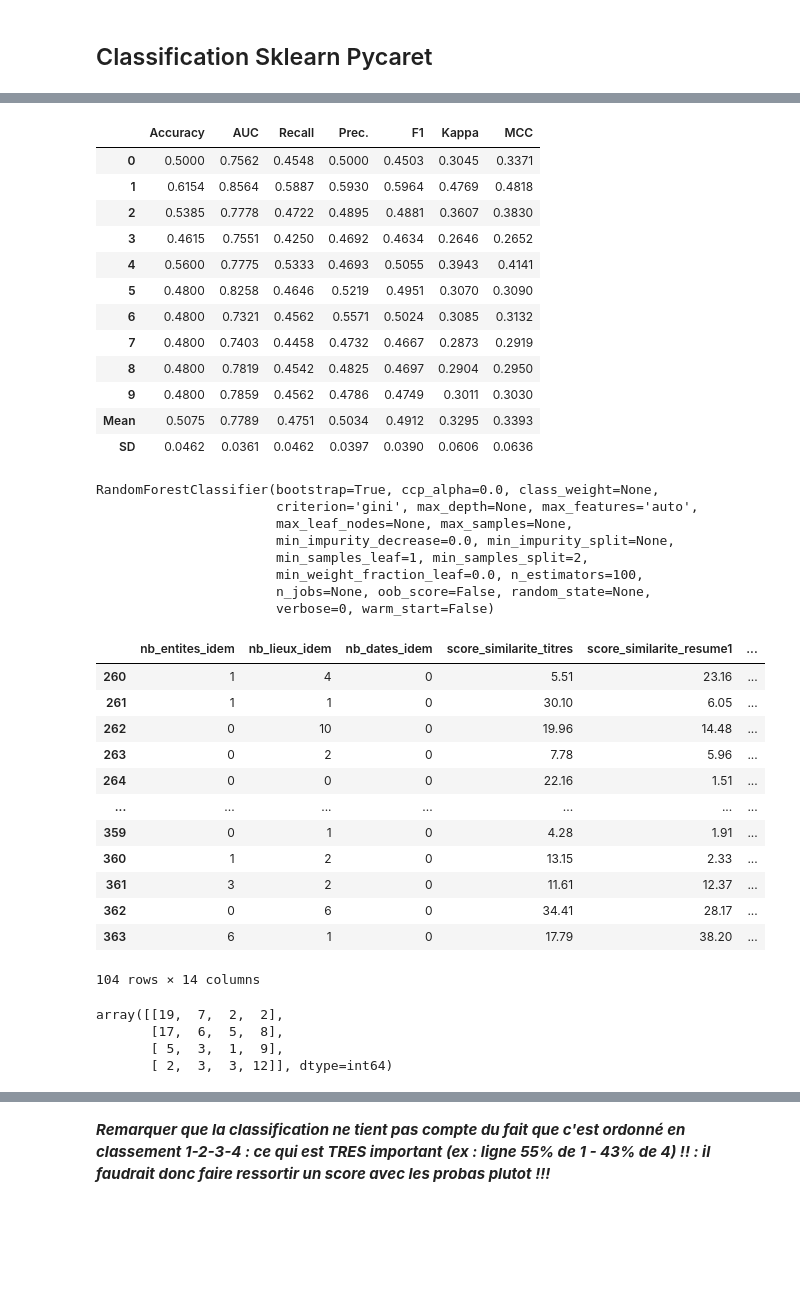
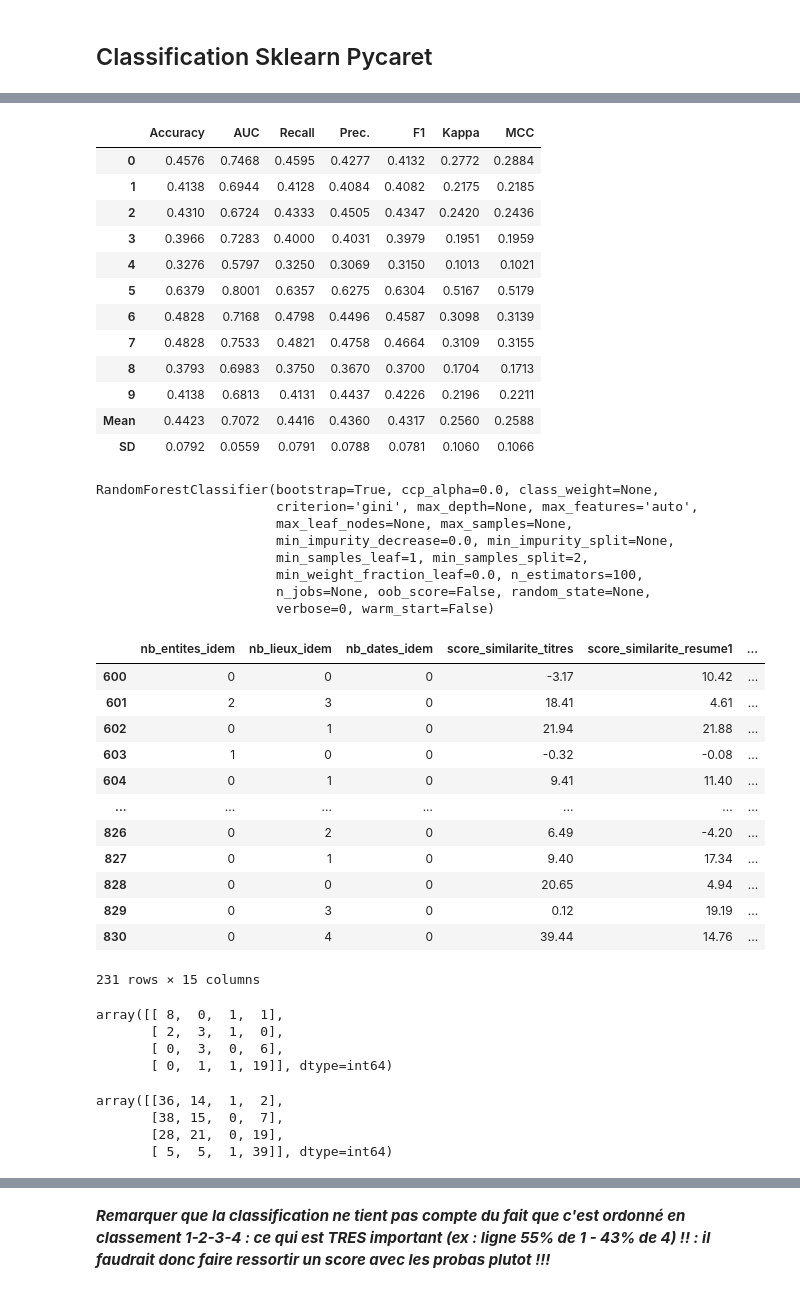
Before and after one commit to sebastiendufour1972/BL.Research-at-SemEval-2022-Task-8, a Jupyter notebook: german/Finalisation_programme_german.ipynb, the cells around one changed output, grey strips where cells are left out. Saved outputs shown, nothing was run; the diff lists cells and outputs as text; code cells hidden in the pictures; blank space fills up the shorter version.

```diff
--- a/german/Finalisation_programme_german.ipynb
+++ b/german/Finalisation_programme_german.ipynb
@@ -594,5 +613,5 @@ partiel = allemand[['Geography', 'Entities','Time', 'Narrative', 'Overall', 'Sty
 allemand = pd.concat([allemand[['ligne', 'title_1', 'title_2', 'text_1', 'text_2','summary1_text1', 'summary2_text1', 'summary1_text2', 'summary2_text2']],
         partiel,allemand[['nb_entites_idem', 'nb_lieux_idem', 'nb_dates_idem', 'entites_idem','dates_idem', 'score_similarite_titres',
        'score_similarite_resume1', 'score_similarite_resume2','score_classif1', 'score_classif2', 'score_sentiment1',
-       'score_sentiment2', 'meth1_similarites', 'meth2_similarites']]],axis=1)
+       'score_sentiment2', 'score_sentiment3','meth1_similarites', 'meth2_similarites']]],axis=1)
 # %%
@@ -614,6 +658,6 @@ allemand
 # %%
 predicteurs = ['nb_entites_idem', 'nb_lieux_idem', 'nb_dates_idem', 'score_similarite_titres', 'score_similarite_resume1',
-    'score_similarite_resume2', 'score_classif1', 'score_classif2','score_sentiment1', 'score_sentiment2', 'meth1_similarites',
+    'score_similarite_resume2', 'score_classif1', 'score_classif2','score_sentiment1', 'score_sentiment2', 'score_sentiment3', 'meth1_similarites',
     'meth2_similarites']
 # 2e test sans les predicteurs entites et méthodes similarités
 # predicteurs1 = ['score_similarite_titres','score_similarite_resume1','score_similarite_resume2','score_classif1','score_classif2',
@@ -680,7 +828,7 @@ predicteurs 1 : Les plus satisfaisants : LR - LDA - RF - XGB - NB : environ 40%
 # %%
 essai_classif = allemand[['Geography','Entities', 'Time', 'Narrative', 'Overall', 'Style', 'Tone','nb_entites_idem',
     'nb_lieux_idem', 'nb_dates_idem', 'score_similarite_titres', 'score_similarite_resume1','score_similarite_resume2',
-    'score_classif1', 'score_classif2','score_sentiment1', 'score_sentiment2', 'meth1_similarites','meth2_similarites']]
+    'score_classif1', 'score_classif2','score_sentiment1', 'score_sentiment2', 'score_sentiment3', 'meth1_similarites','meth2_similarites']]
 # %%
 # Si on veut utiliser faire un classemen,t supprimer ligne error puis changer les types pour meth1 meth2
 essai_classif = essai_classif[essai_classif.meth1_similarites != 'Error']
@@ -714,18 +859,18 @@ german_classif = setup(data = Xtrain,  target = 'Overall', html=False, silent=Tr
 rf = create_model('rf')
 # %% [output]
 |  | Accuracy | AUC | Recall | Prec. | F1 | Kappa | MCC |
-| 0 | 0.5000 | 0.7562 | 0.4548 | 0.5000 | 0.4503 | 0.3045 | 0.3371 |
-| 1 | 0.6154 | 0.8564 | 0.5887 | 0.5930 | 0.5964 | 0.4769 | 0.4818 |
-| 2 | 0.5385 | 0.7778 | 0.4722 | 0.4895 | 0.4881 | 0.3607 | 0.3830 |
-| 3 | 0.4615 | 0.7551 | 0.4250 | 0.4692 | 0.4634 | 0.2646 | 0.2652 |
-| 4 | 0.5600 | 0.7775 | 0.5333 | 0.4693 | 0.5055 | 0.3943 | 0.4141 |
-| 5 | 0.4800 | 0.8258 | 0.4646 | 0.5219 | 0.4951 | 0.3070 | 0.3090 |
-| 6 | 0.4800 | 0.7321 | 0.4562 | 0.5571 | 0.5024 | 0.3085 | 0.3132 |
-| 7 | 0.4800 | 0.7403 | 0.4458 | 0.4732 | 0.4667 | 0.2873 | 0.2919 |
-| 8 | 0.4800 | 0.7819 | 0.4542 | 0.4825 | 0.4697 | 0.2904 | 0.2950 |
-| 9 | 0.4800 | 0.7859 | 0.4562 | 0.4786 | 0.4749 | 0.3011 | 0.3030 |
-| Mean | 0.5075 | 0.7789 | 0.4751 | 0.5034 | 0.4912 | 0.3295 | 0.3393 |
-| SD | 0.0462 | 0.0361 | 0.0462 | 0.0397 | 0.0390 | 0.0606 | 0.0636 |
+| 0 | 0.4576 | 0.7468 | 0.4595 | 0.4277 | 0.4132 | 0.2772 | 0.2884 |
+| 1 | 0.4138 | 0.6944 | 0.4128 | 0.4084 | 0.4082 | 0.2175 | 0.2185 |
+| 2 | 0.4310 | 0.6724 | 0.4333 | 0.4505 | 0.4347 | 0.2420 | 0.2436 |
+| 3 | 0.3966 | 0.7283 | 0.4000 | 0.4031 | 0.3979 | 0.1951 | 0.1959 |
+| 4 | 0.3276 | 0.5797 | 0.3250 | 0.3069 | 0.3150 | 0.1013 | 0.1021 |
+| 5 | 0.6379 | 0.8001 | 0.6357 | 0.6275 | 0.6304 | 0.5167 | 0.5179 |
+| 6 | 0.4828 | 0.7168 | 0.4798 | 0.4496 | 0.4587 | 0.3098 | 0.3139 |
+| 7 | 0.4828 | 0.7533 | 0.4821 | 0.4758 | 0.4664 | 0.3109 | 0.3155 |
+| 8 | 0.3793 | 0.6983 | 0.3750 | 0.3670 | 0.3700 | 0.1704 | 0.1713 |
+| 9 | 0.4138 | 0.6813 | 0.4131 | 0.4437 | 0.4226 | 0.2196 | 0.2211 |
+| Mean | 0.4423 | 0.7072 | 0.4416 | 0.4360 | 0.4317 | 0.2560 | 0.2588 |
+| SD | 0.0792 | 0.0559 | 0.0791 | 0.0788 | 0.0781 | 0.1060 | 0.1066 |
 # %%
 # predictions = predict_model(rf)  # ne marche pas ????
 # predictions
@@ -735,7 +880,7 @@ Xtrain = essai_classif[predicteurs].reset_index(drop=True)
 ytrain = essai_classif['Overall'].reset_index(drop=True)
 # %%
 rf = RandomForestClassifier()
-rf.fit(Xtrain[:260],ytrain[:260])
+rf.fit(Xtrain[:150],ytrain[:150])
 # %% [output]
 RandomForestClassifier(bootstrap=True, ccp_alpha=0.0, class_weight=None,
                        criterion='gini', max_depth=None, max_features='auto',
@@ -746,32 +891,41 @@ RandomForestClassifier(bootstrap=True, ccp_alpha=0.0, class_weight=None,
                        n_jobs=None, oob_score=False, random_state=None,
                        verbose=0, warm_start=False)
 # %%
-res_rf = rf.predict(Xtrain[260:])
-res_rf = pd.concat([Xtrain[260:],ytrain[260:],pd.DataFrame(res_rf,columns = ['RF'],index = range(260,364))],axis=1)
+res_rf = rf.predict(Xtrain[600:])
+res_rf = pd.concat([Xtrain[600:],ytrain[600:],pd.DataFrame(res_rf,columns = ['RF'],index = range(600,831))],axis=1)
 res_rf
 # %% [output]
 |  | nb_entites_idem | nb_lieux_idem | nb_dates_idem | score_similarite_titres | score_similarite_resume1 | ... |
-| 260 | 1 | 4 | 0 | 5.51 | 23.16 | ... |
-| 261 | 1 | 1 | 0 | 30.10 | 6.05 | ... |
-| 262 | 0 | 10 | 0 | 19.96 | 14.48 | ... |
-| 263 | 0 | 2 | 0 | 7.78 | 5.96 | ... |
-| 264 | 0 | 0 | 0 | 22.16 | 1.51 | ... |
+| 600 | 0 | 0 | 0 | -3.17 | 10.42 | ... |
+| 601 | 2 | 3 | 0 | 18.41 | 4.61 | ... |
+| 602 | 0 | 1 | 0 | 21.94 | 21.88 | ... |
+| 603 | 1 | 0 | 0 | -0.32 | -0.08 | ... |
+| 604 | 0 | 1 | 0 | 9.41 | 11.40 | ... |
 | ... | ... | ... | ... | ... | ... | ... |
-| 359 | 0 | 1 | 0 | 4.28 | 1.91 | ... |
-| 360 | 1 | 2 | 0 | 13.15 | 2.33 | ... |
-| 361 | 3 | 2 | 0 | 11.61 | 12.37 | ... |
-| 362 | 0 | 6 | 0 | 34.41 | 28.17 | ... |
-| 363 | 6 | 1 | 0 | 17.79 | 38.20 | ... |
+| 826 | 0 | 2 | 0 | 6.49 | -4.20 | ... |
+| 827 | 0 | 1 | 0 | 9.40 | 17.34 | ... |
+| 828 | 0 | 0 | 0 | 20.65 | 4.94 | ... |
+| 829 | 0 | 3 | 0 | 0.12 | 19.19 | ... |
+| 830 | 0 | 4 | 0 | 39.44 | 14.76 | ... |
-104 rows × 14 columns
+231 rows × 15 columns
 # %%
-# 38 OK sur 104 -44 une catégorie près, 20 à 2 catégories, et 4 à 3 !!!! Franchement décevant
+# 30 OK sur 46 - 13 une catégorie près, 2 à 2 catégories, et 1 à 3
 from sklearn.metrics import confusion_matrix
 confusion_matrix(res_rf.Overall,res_rf.RF)
 # %% [output]
-array([[19,  7,  2,  2],
-       [17,  6,  5,  8],
-       [ 5,  3,  1,  9],
-       [ 2,  3,  3, 12]], dtype=int64)
+array([[ 8,  0,  1,  1],
+       [ 2,  3,  1,  0],
+       [ 0,  3,  0,  6],
+       [ 0,  1,  1, 19]], dtype=int64)
+# %%
+# 80 OK sur 231 - 93 une catégorie près, 41 à 2 catégories, et 7 à 3
+from sklearn.metrics import confusion_matrix
+confusion_matrix(res_rf.Overall,res_rf.RF)
+# %% [output]
+array([[36, 14,  1,  2],
+       [38, 15,  0,  7],
+       [28, 21,  0, 19],
+       [ 5,  5,  1, 39]], dtype=int64)
 # %%
 res_rf[(res_rf.Overall==4) & (res_rf.RF ==1)]
 # %% [output]
```
Also changed, not shown: parts of 38 cells of this notebook.
